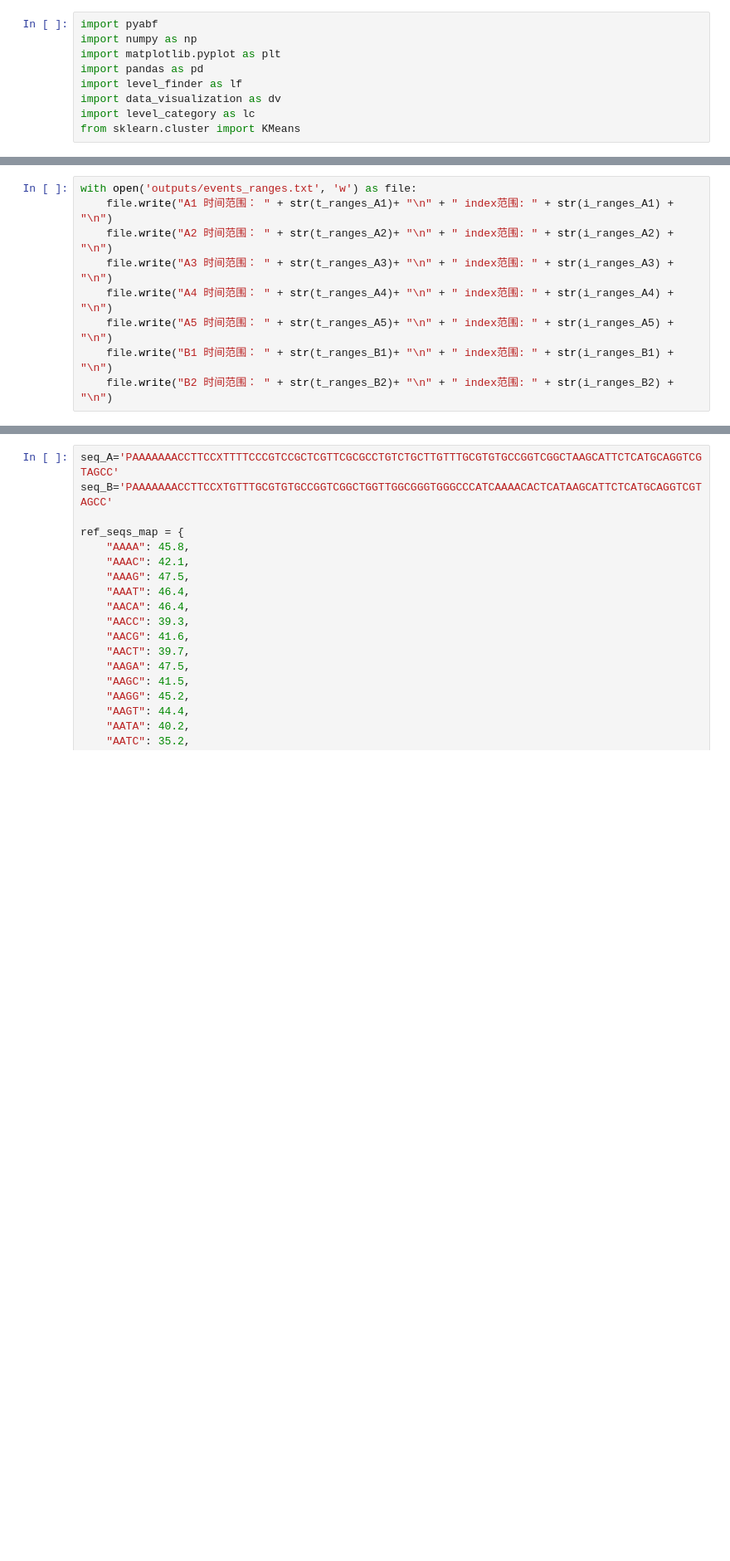
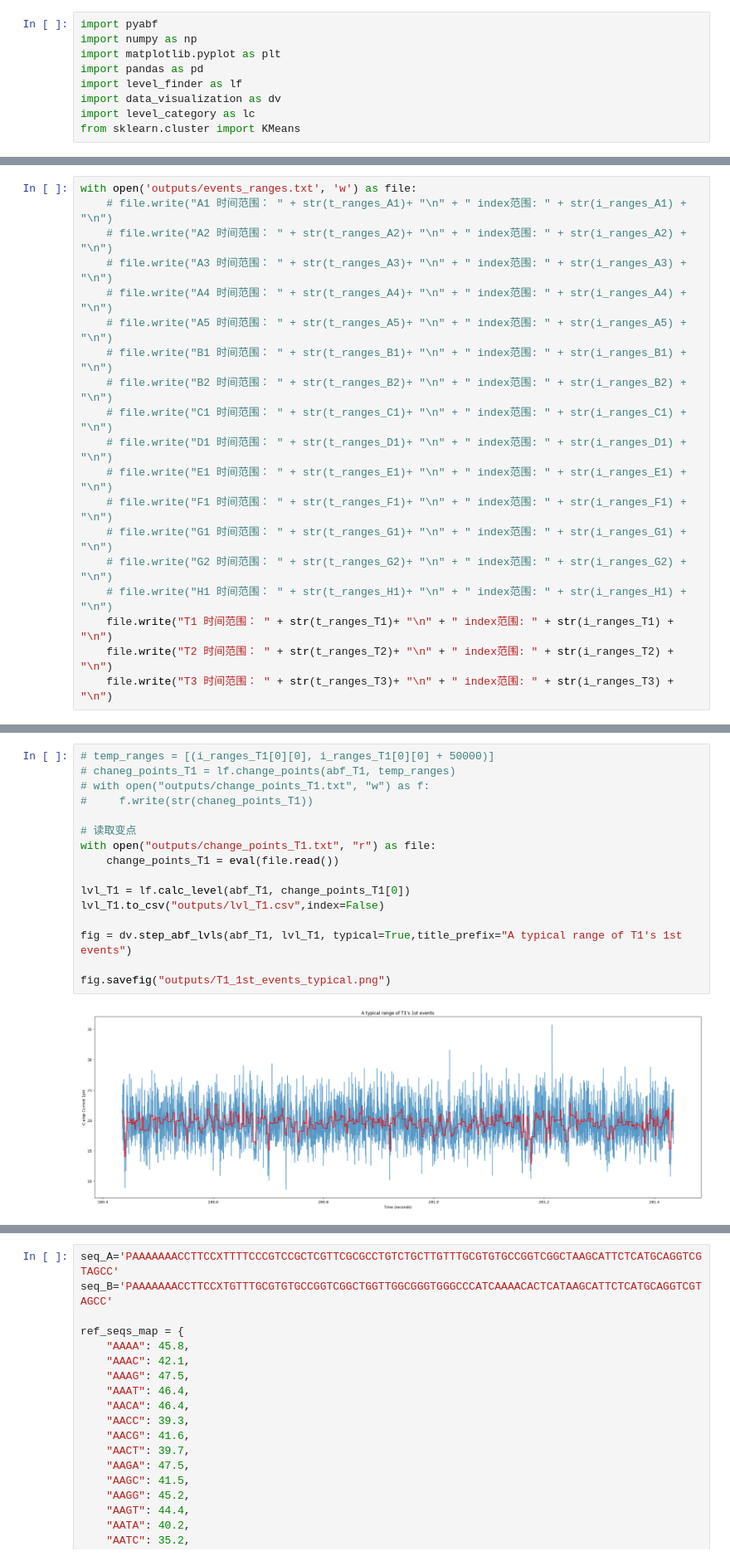
Before and after one commit to cimutianxin/DNA-sequencing, a Jupyter notebook: main.ipynb, the cells around one changed output, grey strips where cells are left out. Shown at 83% size. Drawn from its saved outputs; the diff is of its cells as text; blank space fills up the shorter version.

```diff
--- a/main.ipynb
+++ b/main.ipynb
@@ -35,9 +67,19 @@ i_ranges_B2, t_ranges_B2 = lf.find_events(abf_B2)
 # %%
 with open('outputs/events_ranges.txt', 'w') as file:
-    file.write("A1 时间范围： " + str(t_ranges_A1)+ "\n" + " index范围: " + str(i_ranges_A1) + "\n")
-    file.write("A2 时间范围： " + str(t_ranges_A2)+ "\n" + " index范围: " + str(i_ranges_A2) + "\n")
-    file.write("A3 时间范围： " + str(t_ranges_A3)+ "\n" + " index范围: " + str(i_ranges_A3) + "\n")
-    file.write("A4 时间范围： " + str(t_ranges_A4)+ "\n" + " index范围: " + str(i_ranges_A4) + "\n")
-    file.write("A5 时间范围： " + str(t_ranges_A5)+ "\n" + " index范围: " + str(i_ranges_A5) + "\n")
-    file.write("B1 时间范围： " + str(t_ranges_B1)+ "\n" + " index范围: " + str(i_ranges_B1) + "\n")
-    file.write("B2 时间范围： " + str(t_ranges_B2)+ "\n" + " index范围: " + str(i_ranges_B2) + "\n")
+    # file.write("A1 时间范围： " + str(t_ranges_A1)+ "\n" + " index范围: " + str(i_ranges_A1) + "\n")
+    # file.write("A2 时间范围： " + str(t_ranges_A2)+ "\n" + " index范围: " + str(i_ranges_A2) + "\n")
+    # file.write("A3 时间范围： " + str(t_ranges_A3)+ "\n" + " index范围: " + str(i_ranges_A3) + "\n")
+    # file.write("A4 时间范围： " + str(t_ranges_A4)+ "\n" + " index范围: " + str(i_ranges_A4) + "\n")
+    # file.write("A5 时间范围： " + str(t_ranges_A5)+ "\n" + " index范围: " + str(i_ranges_A5) + "\n")
+    # file.write("B1 时间范围： " + str(t_ranges_B1)+ "\n" + " index范围: " + str(i_ranges_B1) + "\n")
+    # file.write("B2 时间范围： " + str(t_ranges_B2)+ "\n" + " index范围: " + str(i_ranges_B2) + "\n")
+    # file.write("C1 时间范围： " + str(t_ranges_C1)+ "\n" + " index范围: " + str(i_ranges_C1) + "\n")
+    # file.write("D1 时间范围： " + str(t_ranges_D1)+ "\n" + " index范围: " + str(i_ranges_D1) + "\n")
+    # file.write("E1 时间范围： " + str(t_ranges_E1)+ "\n" + " index范围: " + str(i_ranges_E1) + "\n")
+    # file.write("F1 时间范围： " + str(t_ranges_F1)+ "\n" + " index范围: " + str(i_ranges_F1) + "\n")
+    # file.write("G1 时间范围： " + str(t_ranges_G1)+ "\n" + " index范围: " + str(i_ranges_G1) + "\n")
+    # file.write("G2 时间范围： " + str(t_ranges_G2)+ "\n" + " index范围: " + str(i_ranges_G2) + "\n")
+    # file.write("H1 时间范围： " + str(t_ranges_H1)+ "\n" + " index范围: " + str(i_ranges_H1) + "\n")
+    file.write("T1 时间范围： " + str(t_ranges_T1)+ "\n" + " index范围: " + str(i_ranges_T1) + "\n")
+    file.write("T2 时间范围： " + str(t_ranges_T2)+ "\n" + " index范围: " + str(i_ranges_T2) + "\n")
+    file.write("T3 时间范围： " + str(t_ranges_T3)+ "\n" + " index范围: " + str(i_ranges_T3) + "\n")
@@ -165,0 +200,18 @@ fig.savefig("outputs/B2_1st_events_typical.png")
+# %%
+# temp_ranges = [(i_ranges_T1[0][0], i_ranges_T1[0][0] + 50000)]
+# chaneg_points_T1 = lf.change_points(abf_T1, temp_ranges)
+# with open("outputs/change_points_T1.txt", "w") as f:
+#     f.write(str(chaneg_points_T1))
+
+# 读取变点
+with open("outputs/change_points_T1.txt", "r") as file:
+    change_points_T1 = eval(file.read())
+
+lvl_T1 = lf.calc_level(abf_T1, change_points_T1[0])
+lvl_T1.to_csv("outputs/lvl_T1.csv",index=False)
+
+fig = dv.step_abf_lvls(abf_T1, lvl_T1, typical=True,title_prefix="A typical range of T1's 1st events")
+
+fig.savefig("outputs/T1_1st_events_typical.png")
+# %% [output]
+[figure, added]
```
Also changed, not shown: parts of 18 cells of this notebook, 8 other files.
